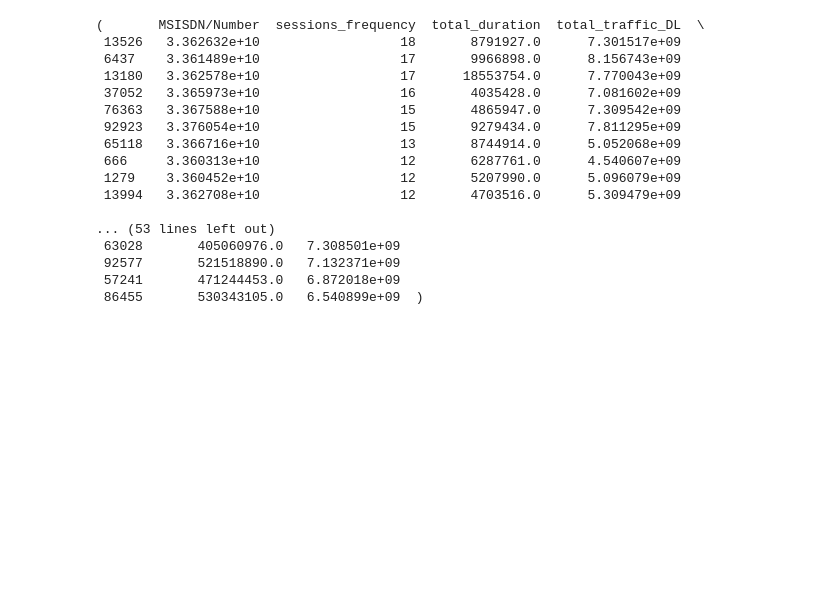
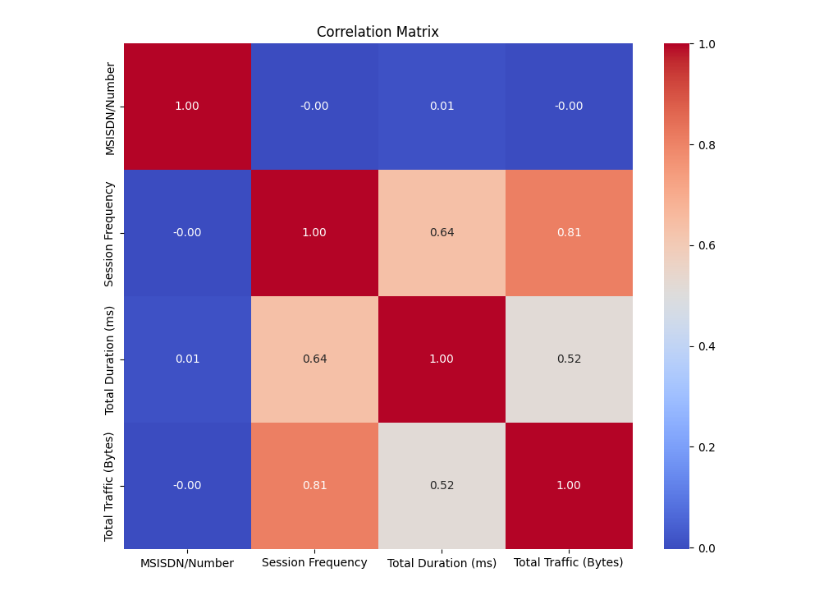
Before and after one commit to Marta233/EDA_TellCo, a Jupyter notebook: notebook/User_Engagement_Analysis.ipynb, the cells around one changed output. Drawn from its saved outputs; the diff is of its cells as text; code cells hidden in the pictures; blank space fills up the shorter version.

```diff
--- a/notebook/User_Engagement_Analysis.ipynb
+++ b/notebook/User_Engagement_Analysis.ipynb
@@ -31,20 +47,4 @@ res.calculate_engagement_metrics()
 # %%
-res.aggregate_metrics()
+res.plot_aggre_matrix()
 # %% [output]
-(       MSISDN/Number  sessions_frequency  total_duration  total_traffic_DL  \
- 13526   3.362632e+10                  18       8791927.0      7.301517e+09
- 6437    3.361489e+10                  17       9966898.0      8.156743e+09
- 13180   3.362578e+10                  17      18553754.0      7.770043e+09
- 37052   3.365973e+10                  16       4035428.0      7.081602e+09
- 76363   3.367588e+10                  15       4865947.0      7.309542e+09
- 92923   3.376054e+10                  15       9279434.0      7.811295e+09
- 65118   3.366716e+10                  13       8744914.0      5.052068e+09
- 666     3.360313e+10                  12       6287761.0      4.540607e+09
- 1279    3.360452e+10                  12       5207990.0      5.096079e+09
- 13994   3.362708e+10                  12       4703516.0      5.309479e+09
-
-... (53 lines left out)
- 63028       405060976.0   7.308501e+09
- 92577       521518890.0   7.132371e+09
- 57241       471244453.0   6.872018e+09
- 86455       530343105.0   6.540899e+09  )
+[figure, added]
```
Also changed, not shown: parts of 13 cells of this notebook, 9 other files.
